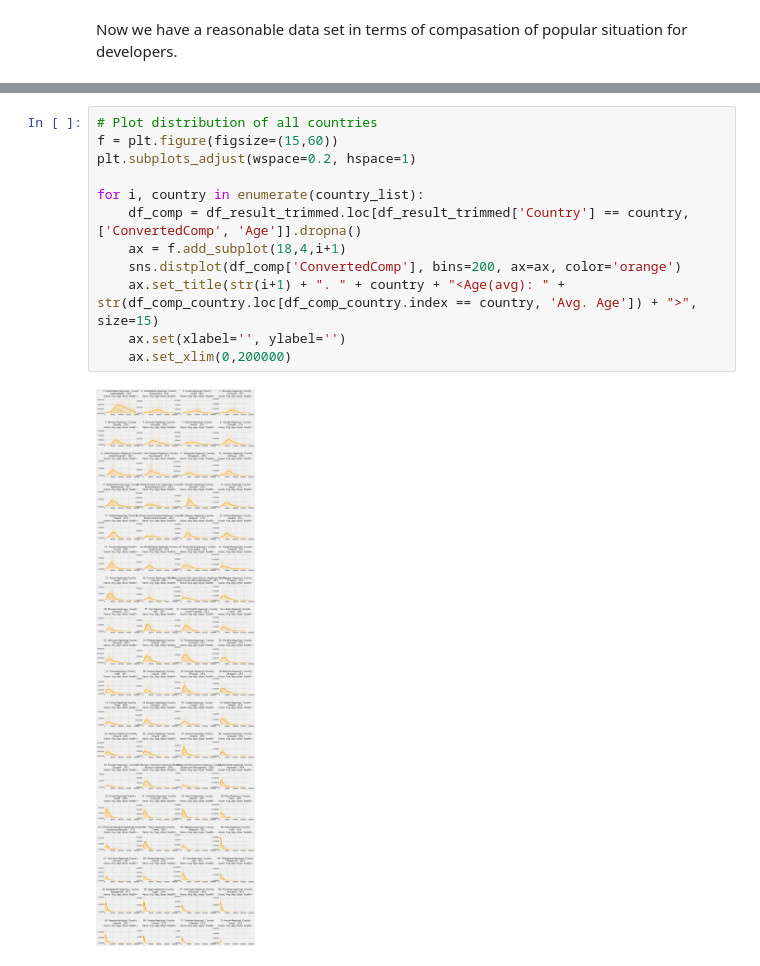
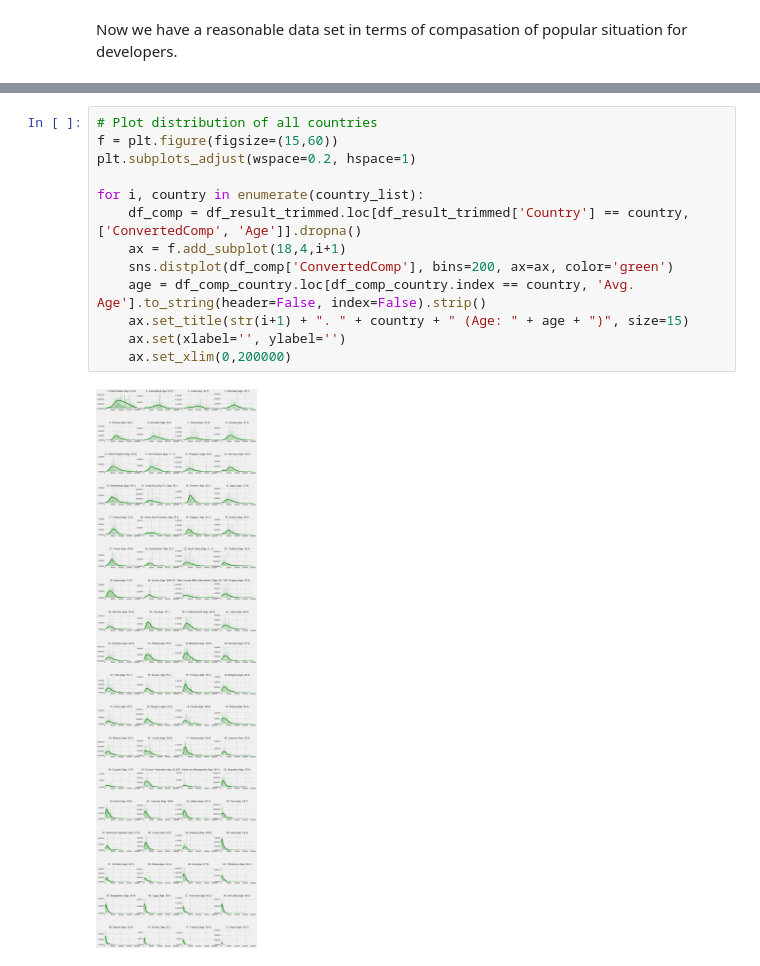
Before and after one commit to yuki678/stackoverflow, a Jupyter notebook: src/Comp_EDA.ipynb, the cells around one changed output, grey strips where cells are left out. Drawn from its saved outputs; the diff is of its cells as text.

```diff
--- a/src/Comp_EDA.ipynb
+++ b/src/Comp_EDA.ipynb
@@ -343,14 +343,15 @@ country_list
 # %%
 # Plot distribution of all countries
 f = plt.figure(figsize=(15,60))
 plt.subplots_adjust(wspace=0.2, hspace=1)
 
 for i, country in enumerate(country_list):
     df_comp = df_result_trimmed.loc[df_result_trimmed['Country'] == country, ['ConvertedComp', 'Age']].dropna()
     ax = f.add_subplot(18,4,i+1)
-    sns.distplot(df_comp['ConvertedComp'], bins=200, ax=ax, color='orange')
-    ax.set_title(str(i+1) + ". " + country + "<Age(avg): " + str(df_comp_country.loc[df_comp_country.index == country, 'Avg. Age']) + ">", size=15)
+    sns.distplot(df_comp['ConvertedComp'], bins=200, ax=ax, color='green')
+    age = df_comp_country.loc[df_comp_country.index == country, 'Avg. Age'].to_string(header=False, index=False).strip()
+    ax.set_title(str(i+1) + ". " + country + " (Age: " + age + ")", size=15)
     ax.set(xlabel='', ylabel='')
     ax.set_xlim(0,200000)
 # %% [output]
-[figure, old version]
+[figure, new version]
```
Also changed, not shown: parts of 3 cells of this notebook.
